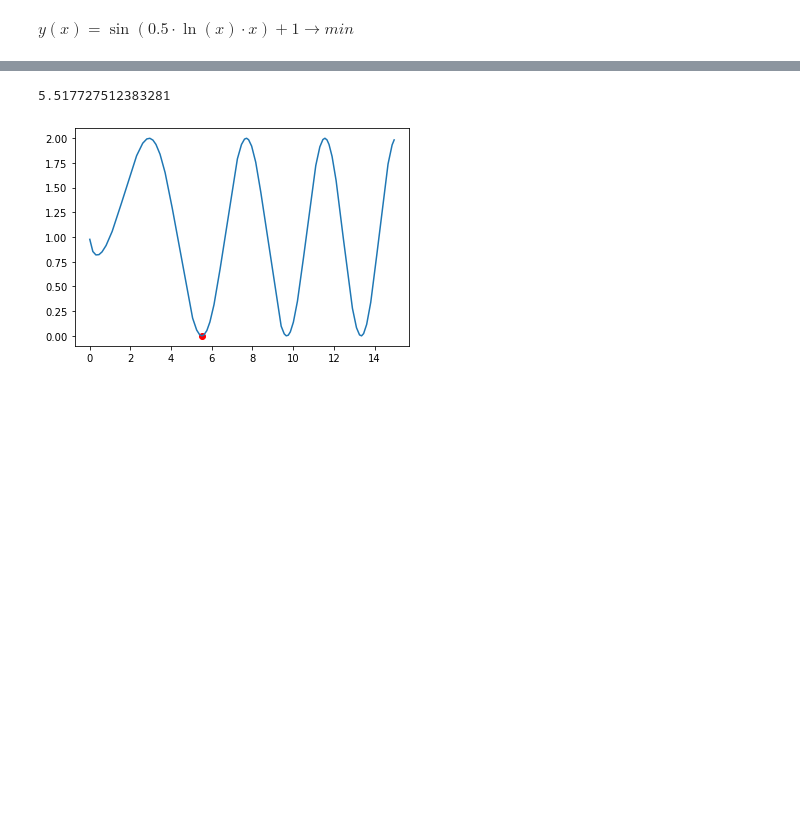
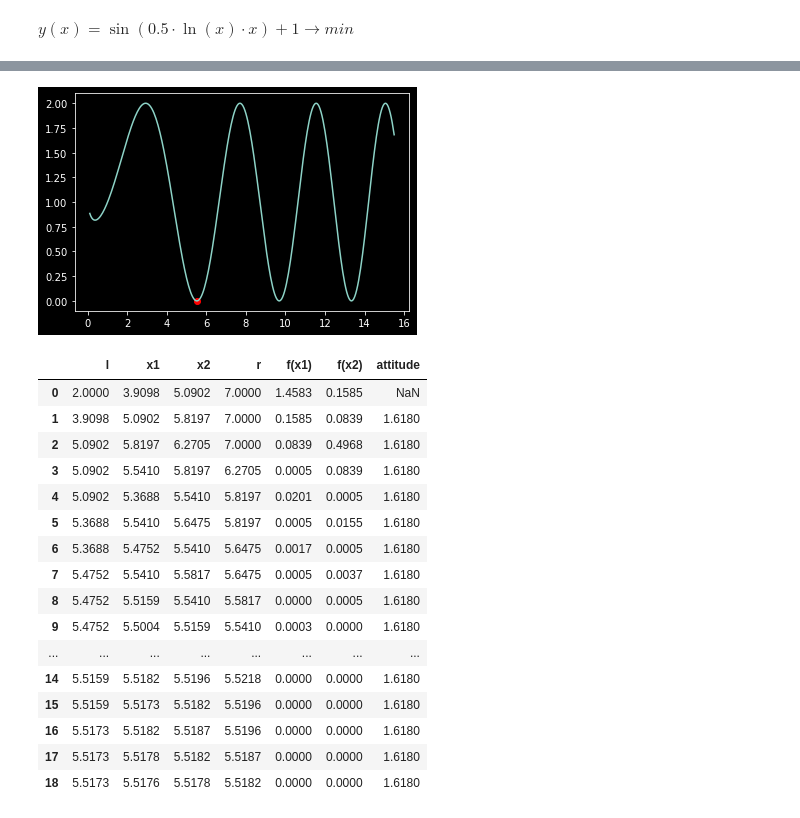
Before and after one commit to fadyat/ITMO-PROBLEMS, a Jupyter notebook: Applied-mathematics/IV semester/Solutions/lab1/solution.ipynb, the cells around one changed output, grey strips where cells are left out. Cells and saved outputs as stored; diff of their text form; code cells hidden in the pictures; blank space fills up the shorter version.

```diff
--- a/Applied-mathematics/IV semester/Solutions/lab1/solution.ipynb
+++ b/Applied-mathematics/IV semester/Solutions/lab1/solution.ipynb
@@ -5,17 +5,7 @@ $y(x) = \sin(0.5 \cdot \ln (x)  \cdot x) + 1 \rightarrow min$
 import math
 import numpy as np
 import matplotlib.pyplot as plt
+import pandas as pd
 
-plt.style.use('fast')
-
-def f(x):
-    return math.sin(0.5 * math.log(x) * x) + 1
-
-def draw(l = 0.01, r = 15, p = None):
-    xx = np.arange(l, r, 0.05)
-    yy = np.array([f(x) for x in xx])
-    plt.plot(xx, yy)
-    if p:
-        plt.scatter(p, f(p), c = 'r')
-        print(p)
-    plt.show()
+plt.style.use('dark_background')
+pd.set_option('display.float_format', lambda x: '%.4f' % x)
@@ -40,24 +88,43 @@ draw(p = dichotomous_search(2, 7, 0.001))
 # %%
-def golden_section_search(l, r, eps, s = 1):
+@painter_decorator
+def golden_section_search(l, r, eps, s=1):
     d = lambda: gr * (r - l)
-    gr = (math.sqrt(5) - 1) / 2
+    gr = (math.sqrt(5) - 1) * .5
     x1, x2 = r - d(), l + d()
-    f1, f2 = f(x1), f(x2)
-
+    f1, f2 = s*f(x1), s*f(x2)
+    debug_start(l, r, *[x1, x2, f1, f2])
     while r - l > eps:
-        if s * f1 > s * f2:
+        if f1 > f2:
             l, x1, f1 = x1, x2, f2
             x2 = l + d()
-            f2 = f(x2)
+            f2 = s*f(x2)
         else:
             r, x2, f2 = x2, x1, f1
             x1 = r - d()
-            f1 = f(x1)
+            f1 = s*f(x1)
+        debug_tick(l, r, *[x1, x2, f1, f2])
 
-    return (l + r) / 2
+    return (l + r) * .5
 # %%
-draw(p = golden_section_search(2, 7, 0.001))
+golden_section_search(2, 7, 0.001)
+debug_result(*['l', 'r', 'x1', 'x2', 'f(x1)', 'f(x2)'])
 # %% [output]
-5.517727512383281
-[figure, old version]
+[figure, new version]
+|  | l | x1 | x2 | r | f(x1) | f(x2) | attitude |
+| 0 | 2.0000 | 3.9098 | 5.0902 | 7.0000 | 1.4583 | 0.1585 | NaN |
+| 1 | 3.9098 | 5.0902 | 5.8197 | 7.0000 | 0.1585 | 0.0839 | 1.6180 |
+| 2 | 5.0902 | 5.8197 | 6.2705 | 7.0000 | 0.0839 | 0.4968 | 1.6180 |
+| 3 | 5.0902 | 5.5410 | 5.8197 | 6.2705 | 0.0005 | 0.0839 | 1.6180 |
+| 4 | 5.0902 | 5.3688 | 5.5410 | 5.8197 | 0.0201 | 0.0005 | 1.6180 |
+| 5 | 5.3688 | 5.5410 | 5.6475 | 5.8197 | 0.0005 | 0.0155 | 1.6180 |
+| 6 | 5.3688 | 5.4752 | 5.5410 | 5.6475 | 0.0017 | 0.0005 | 1.6180 |
+| 7 | 5.4752 | 5.5410 | 5.5817 | 5.6475 | 0.0005 | 0.0037 | 1.6180 |
+| 8 | 5.4752 | 5.5159 | 5.5410 | 5.5817 | 0.0000 | 0.0005 | 1.6180 |
+| 9 | 5.4752 | 5.5004 | 5.5159 | 5.5410 | 0.0003 | 0.0000 | 1.6180 |
+| ... | ... | ... | ... | ... | ... | ... | ... |
+| 14 | 5.5159 | 5.5182 | 5.5196 | 5.5218 | 0.0000 | 0.0000 | 1.6180 |
+| 15 | 5.5159 | 5.5173 | 5.5182 | 5.5196 | 0.0000 | 0.0000 | 1.6180 |
+| 16 | 5.5173 | 5.5182 | 5.5187 | 5.5196 | 0.0000 | 0.0000 | 1.6180 |
+| 17 | 5.5173 | 5.5178 | 5.5182 | 5.5187 | 0.0000 | 0.0000 | 1.6180 |
+| 18 | 5.5173 | 5.5176 | 5.5178 | 5.5182 | 0.0000 | 0.0000 | 1.6180 |
 # %%
```
Also changed, not shown: parts of 10 cells of this notebook, 1 other file.
